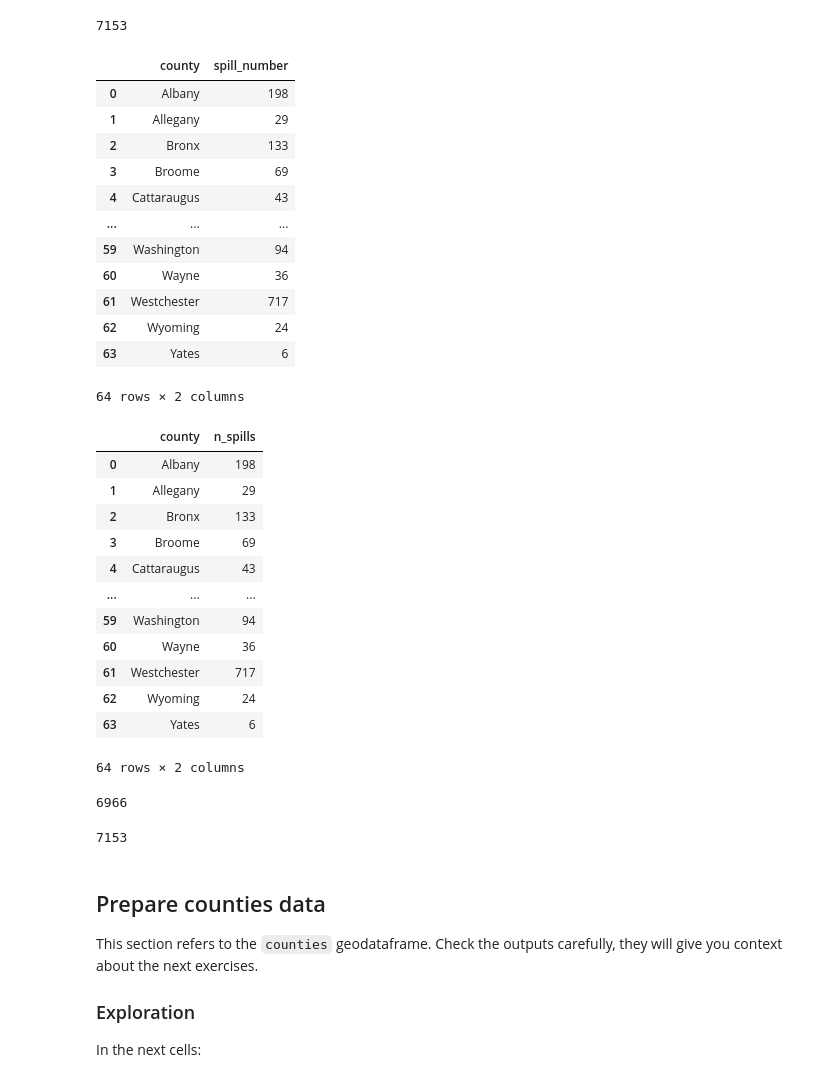
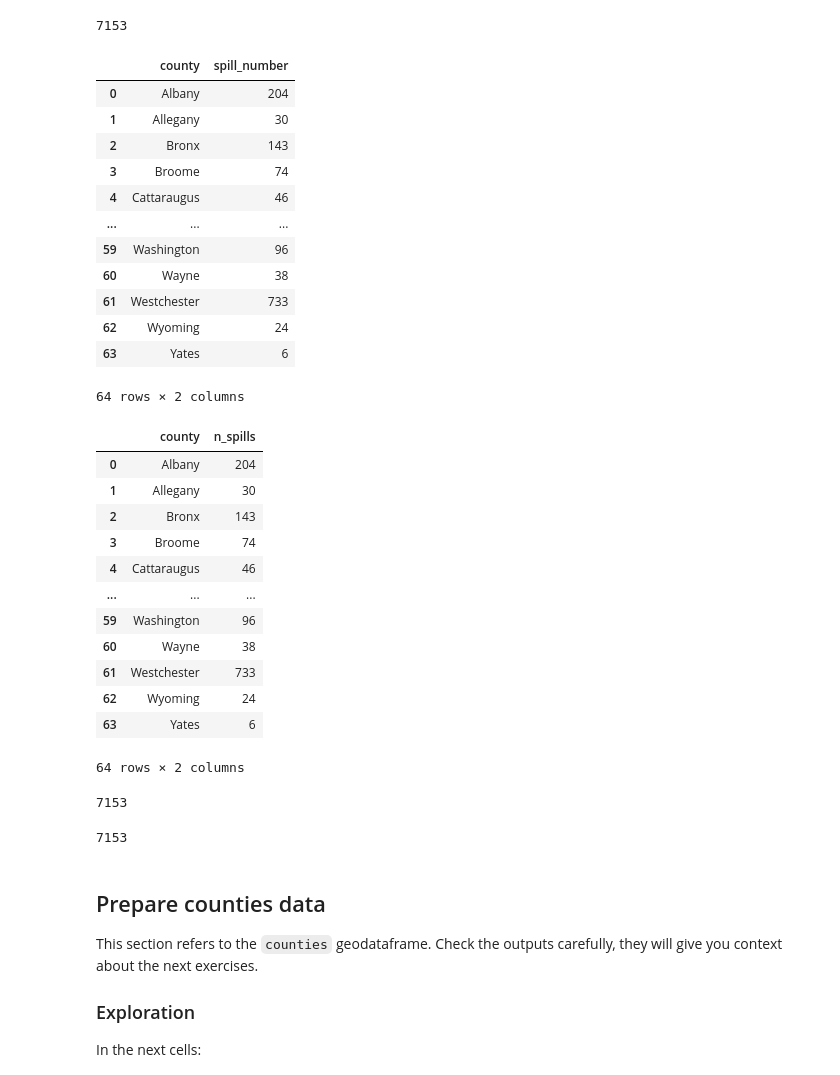
Before and after one commit to a-ramji/eds220-hkw-3, a Jupyter notebook: hwk3-task1-spills.ipynb, the cells around one changed output. Saved outputs shown, nothing was run; the diff lists cells and outputs as text; code cells hidden in the pictures.

```diff
--- a/hwk3-task1-spills.ipynb
+++ b/hwk3-task1-spills.ipynb
@@ -456,21 +460,21 @@ len(petr_23)
 7153
 # %%
 # extract number of spills by county as a pd.Series
-n_spills = petr_23.groupby('county').nunique().spill_number.reset_index()
+n_spills = petr_23.groupby('county').count().spill_number.reset_index()
 #.reset_index().county
 n_spills
 #type(n_spills)
 # %% [output]
 |  | county | spill_number |
-| 0 | Albany | 198 |
-| 1 | Allegany | 29 |
-| 2 | Bronx | 133 |
-| 3 | Broome | 69 |
-| 4 | Cattaraugus | 43 |
+| 0 | Albany | 204 |
+| 1 | Allegany | 30 |
+| 2 | Bronx | 143 |
+| 3 | Broome | 74 |
+| 4 | Cattaraugus | 46 |
 | ... | ... | ... |
-| 59 | Washington | 94 |
-| 60 | Wayne | 36 |
-| 61 | Westchester | 717 |
+| 59 | Washington | 96 |
+| 60 | Wayne | 38 |
+| 61 | Westchester | 733 |
 | 62 | Wyoming | 24 |
 | 63 | Yates | 6 |
 64 rows × 2 columns
@@ -480,25 +484,25 @@ spills_per_county = n_spills.rename(columns={'spill_number':'n_spills'})
 spills_per_county
 # %% [output]
 |  | county | n_spills |
-| 0 | Albany | 198 |
-| 1 | Allegany | 29 |
-| 2 | Bronx | 133 |
-| 3 | Broome | 69 |
-| 4 | Cattaraugus | 43 |
+| 0 | Albany | 204 |
+| 1 | Allegany | 30 |
+| 2 | Bronx | 143 |
+| 3 | Broome | 74 |
+| 4 | Cattaraugus | 46 |
 | ... | ... | ... |
-| 59 | Washington | 94 |
-| 60 | Wayne | 36 |
-| 61 | Westchester | 717 |
+| 59 | Washington | 96 |
+| 60 | Wayne | 38 |
+| 61 | Westchester | 733 |
 | 62 | Wyoming | 24 |
 | 63 | Yates | 6 |
 64 rows × 2 columns
 # %%
-# checking to see if we counted every row as a unique spill (which shouldn't be the case)
+# checking to see if we counted every row as a unique spill
 print(sum(n_spills.spill_number))
 
 len(petr_23)
 # %% [output]
-6966
+7153
 7153
 # %% [markdown]
 ## Prepare counties data
```
Also changed, not shown: parts of 7 cells of this notebook.
